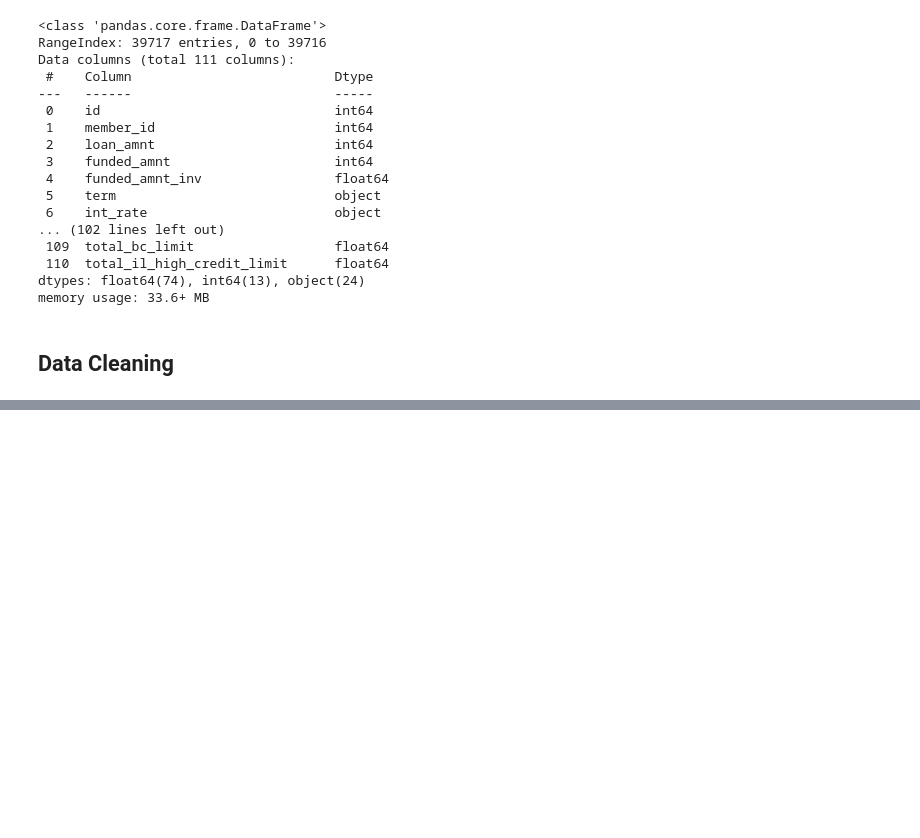
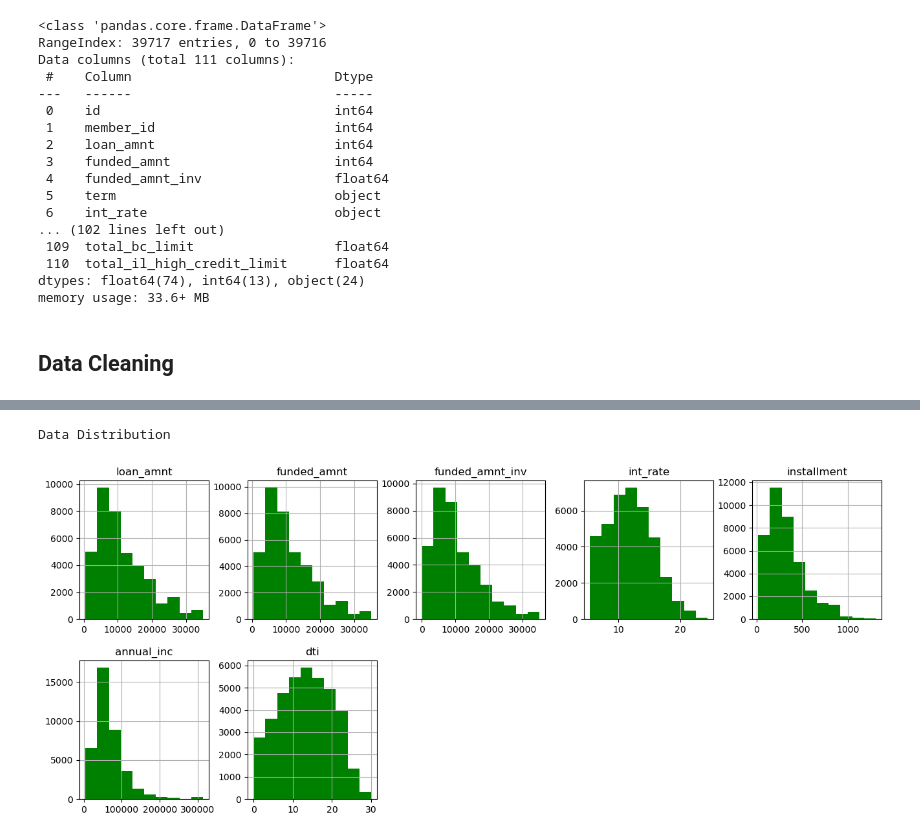
Before and after one commit to prakashreddyav/LendingClubCaseStudy, a Jupyter notebook: Venkata Prakash Reddy A.ipynb, the cells around one changed output, grey strips where cells are left out. Saved outputs shown, nothing was run; the diff lists cells and outputs as text; code cells hidden in the pictures; blank space fills up the shorter version.

```diff
--- a/Venkata Prakash Reddy A.ipynb
+++ b/Venkata Prakash Reddy A.ipynb
@@ -150,0 +405,6 @@ KeyError: 'mths_since_last_record'
+# %%
+df_loan_cleaned[cols_continuous].hist(layout = (3,5), figsize=(16,10), color = 'g')
+print('Data Distribution')
+# %% [output]
+Data Distribution
+[figure, added]
```
Also changed, not shown: parts of 39 cells of this notebook.
